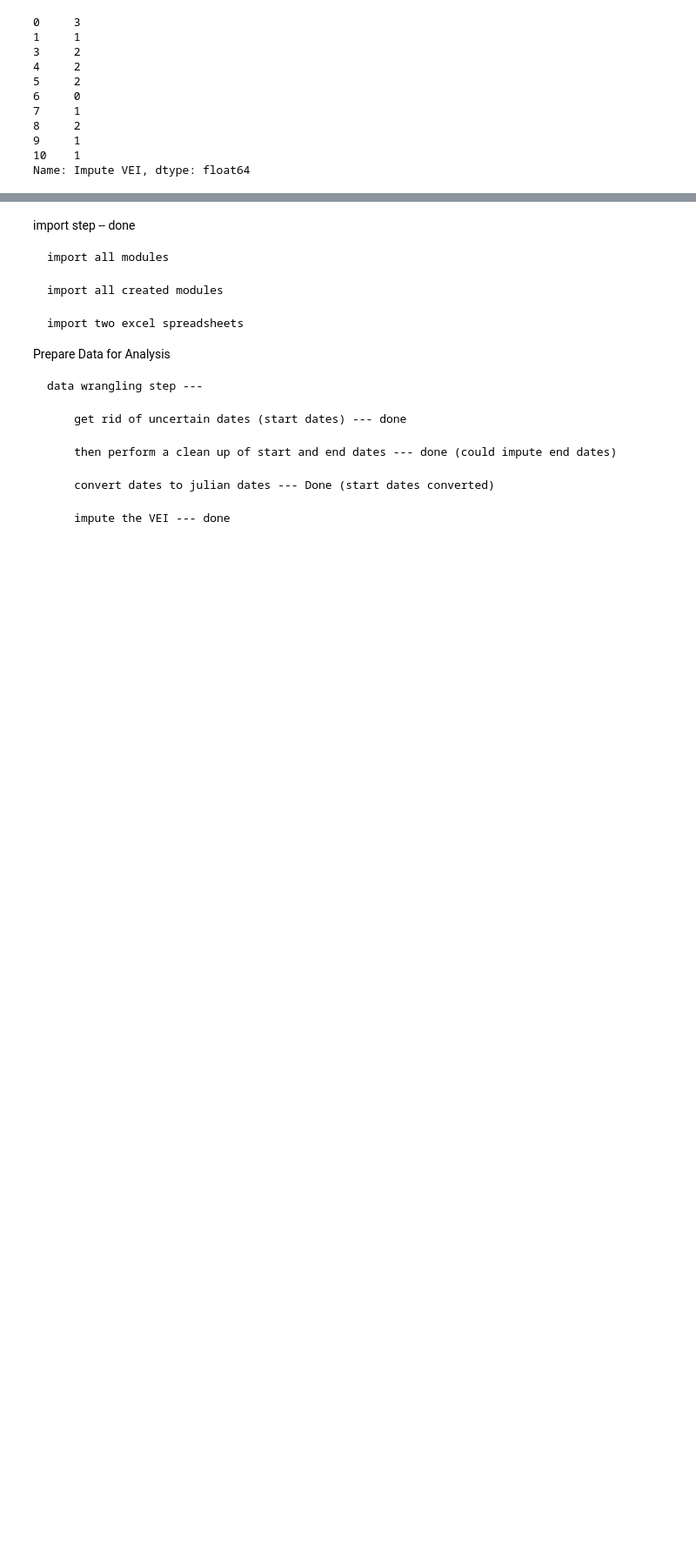
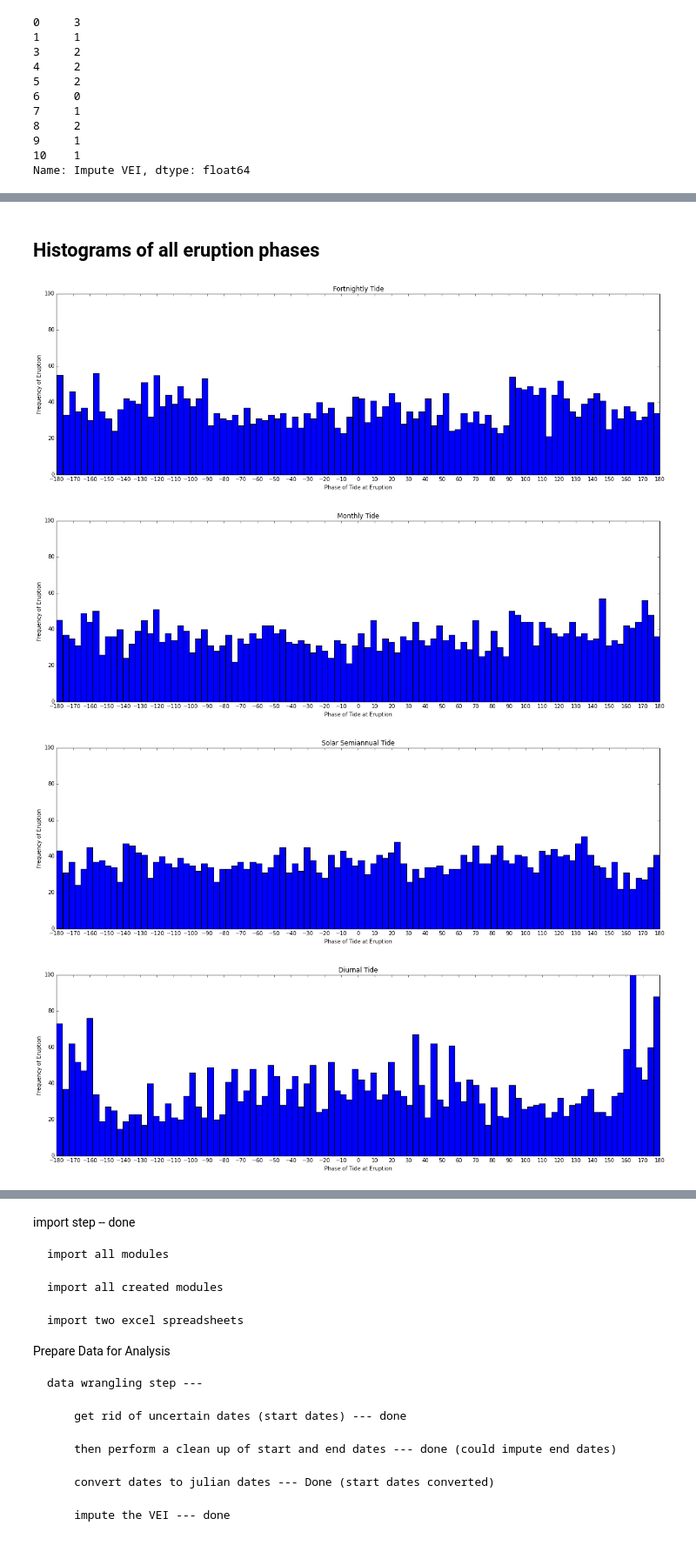
Before and after one commit to sokolo986/CS109_Volcano, a Jupyter notebook: Data CleanUp.ipynb, the cells around one changed output, grey strips where cells are left out. Shown: that part at 87% size. Drawn from its saved outputs; the diff is of its cells as text; code cells hidden in the pictures; blank space fills up the shorter version.

```diff
--- a/Data CleanUp.ipynb
+++ b/Data CleanUp.ipynb
@@ -278,0 +350,62 @@ Name: 2, dtype: object
+# %% [markdown]
+## Histograms of all eruption phases
+# %%
+#Fortnightly
+plt.figure(figsize=(20,6))
+plt.hist(conf_erup['Mf Phases'], bins = 100)
+plt.xticks(np.arange(-180, 180+1, 10))
+plt.xlim([-180,180])
+plt.ylim([0,100])
+plt.title('Fortnightly Tide')
+plt.xlabel('Phase of Tide at Eruption')
+plt.ylabel('Frequency of Eruption')
+plt.show()
+
+#Monthly
+plt.figure(figsize=(20,6))
+plt.hist(conf_erup['Mm Phases'], bins = 100)
+plt.xticks(np.arange(-180, 180+1, 10))
+plt.xlim([-180,180])
+plt.ylim([0,100])
+plt.title('Monthly Tide')
+plt.xlabel('Phase of Tide at Eruption')
+plt.ylabel('Frequency of Eruption')
+plt.show()
+
+#Solar Semiannual
+plt.figure(figsize=(20,6))
+plt.hist(conf_erup['Ssa Phases'], bins = 100)
+plt.xticks(np.arange(-180, 180+1, 10))
+plt.xlim([-180,180])
+plt.ylim([0,100])
+plt.title('Solar Semiannual Tide')
+plt.xlabel('Phase of Tide at Eruption')
+plt.ylabel('Frequency of Eruption')
+plt.show()
+
+#Diurnal
+plt.figure(figsize=(20,6))
+plt.hist(conf_erup['Diurnal Phases'], bins = 100)
+plt.xticks(np.arange(-180, 180+1, 10))
+plt.xlim([-180,180])
+plt.ylim([0,100])
+plt.title('Diurnal Tide')
+plt.xlabel('Phase of Tide at Eruption')
+plt.ylabel('Frequency of Eruption')
+plt.show()
+
+#SemiDiurnal
+plt.figure(figsize=(20,6))
+plt.hist(conf_erup['SemiDiurnal Phases'], bins = 100)
+plt.xticks(np.arange(-180, 180+1, 10))
+plt.xlim([-180,180])
+plt.ylim([0,100])
+plt.title('Semidiurnal Tide')
+plt.xlabel('Phase of Tide at Eruption')
+plt.ylabel('Frequency of Eruption')
+plt.show()
+# %% [output]
+[figure, added]
+[figure, added]
+[figure, added]
+[figure, added]
```
Also changed, not shown: parts of 17 cells of this notebook, 4 other files.
